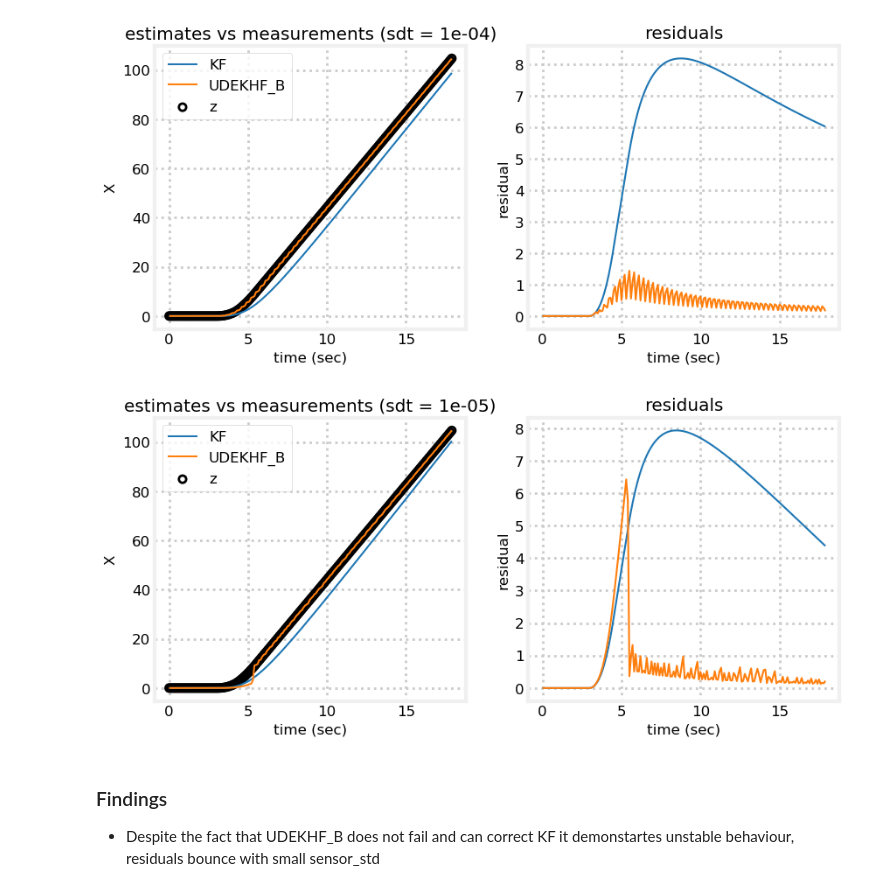
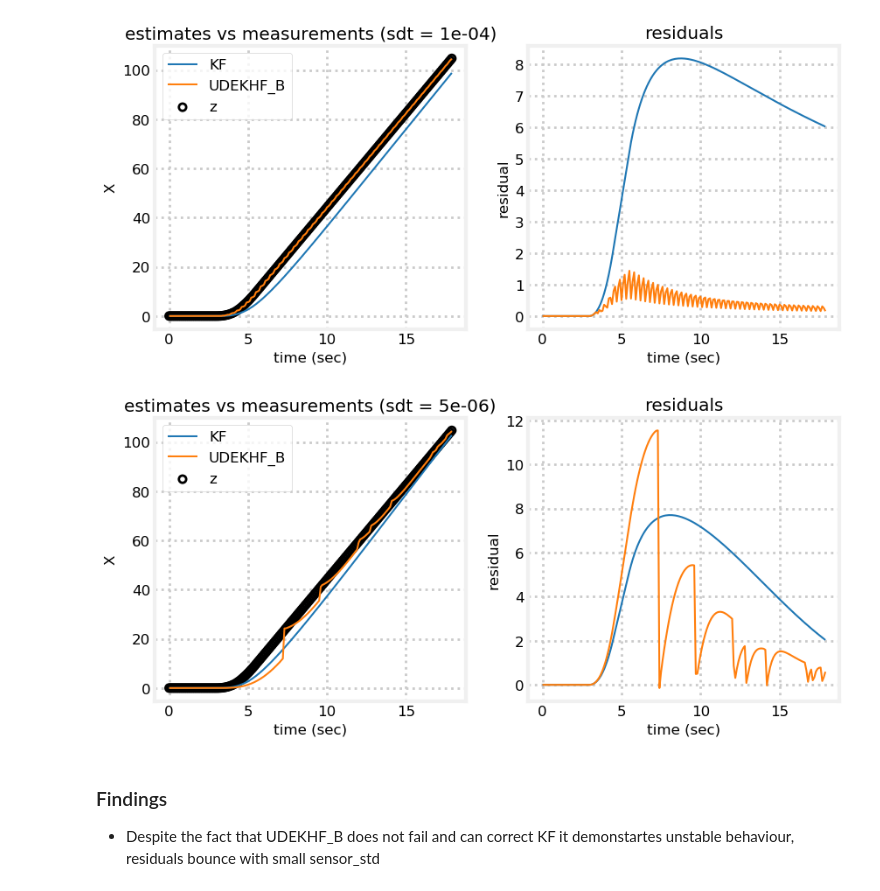
Before and after one commit to shkolnick-kun/kalman_h_infinity_filters, a Jupyter notebook: TestLinear2d.ipynb, the cells around one changed output. Cells and saved outputs as stored; diff of their text form; code cells hidden in the pictures.

```diff
--- a/TestLinear2d.ipynb
+++ b/TestLinear2d.ipynb
@@ -404,9 +404,9 @@ compare_residual_charts(dt, .0001, UDEKHF_B, 'UDEKHF_B')
 # %% [output]
 [figure]
 # %%
-compare_residual_charts(dt, .00001, UDEKHF_B, 'UDEKHF_B')
+compare_residual_charts(dt, .000005002, UDEKHF_B, 'UDEKHF_B')
 # %% [output]
-[figure, old version]
+[figure, new version]
 # %% [markdown]
 ### Findings
 * Despite the fact that UDEKHF_B does not fail and can correct KF it demonstartes unstable behaviour, residuals bounce with small sensor_std
```
Also changed, not shown: parts of 14 cells of this notebook, 3 other files.
